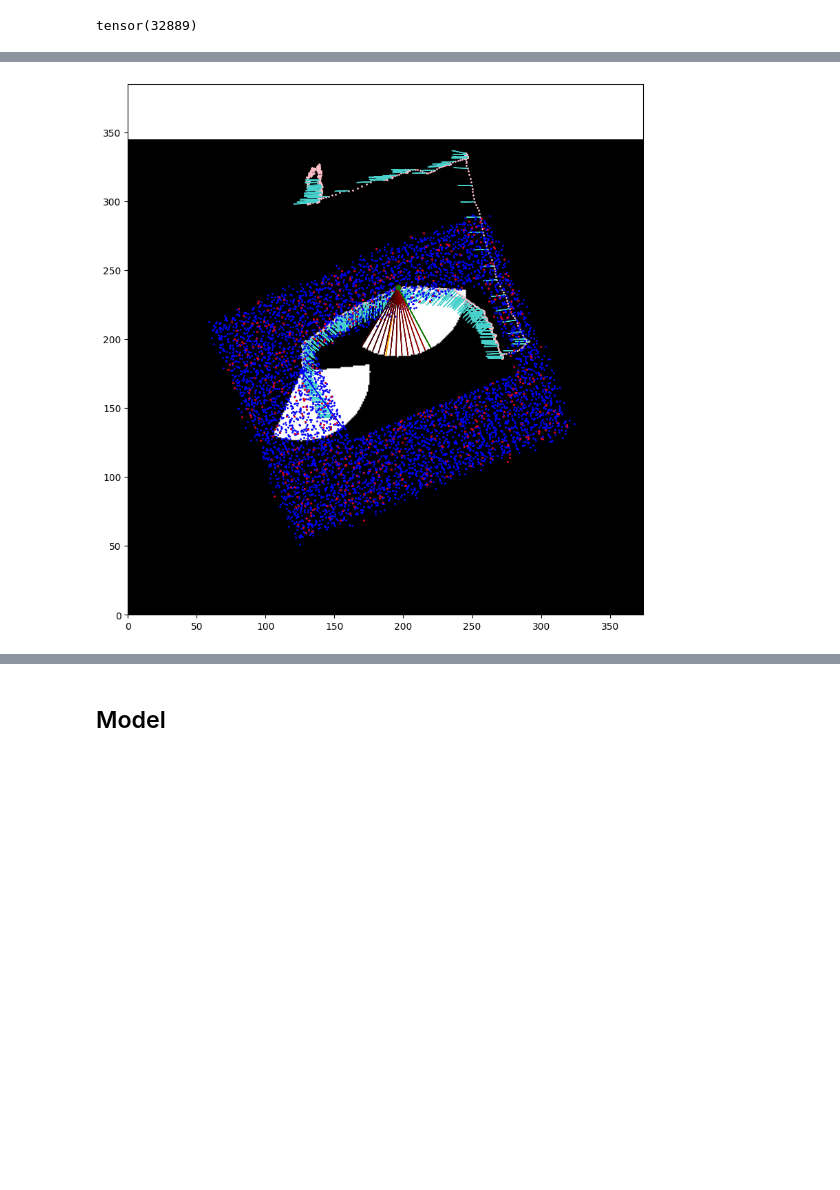
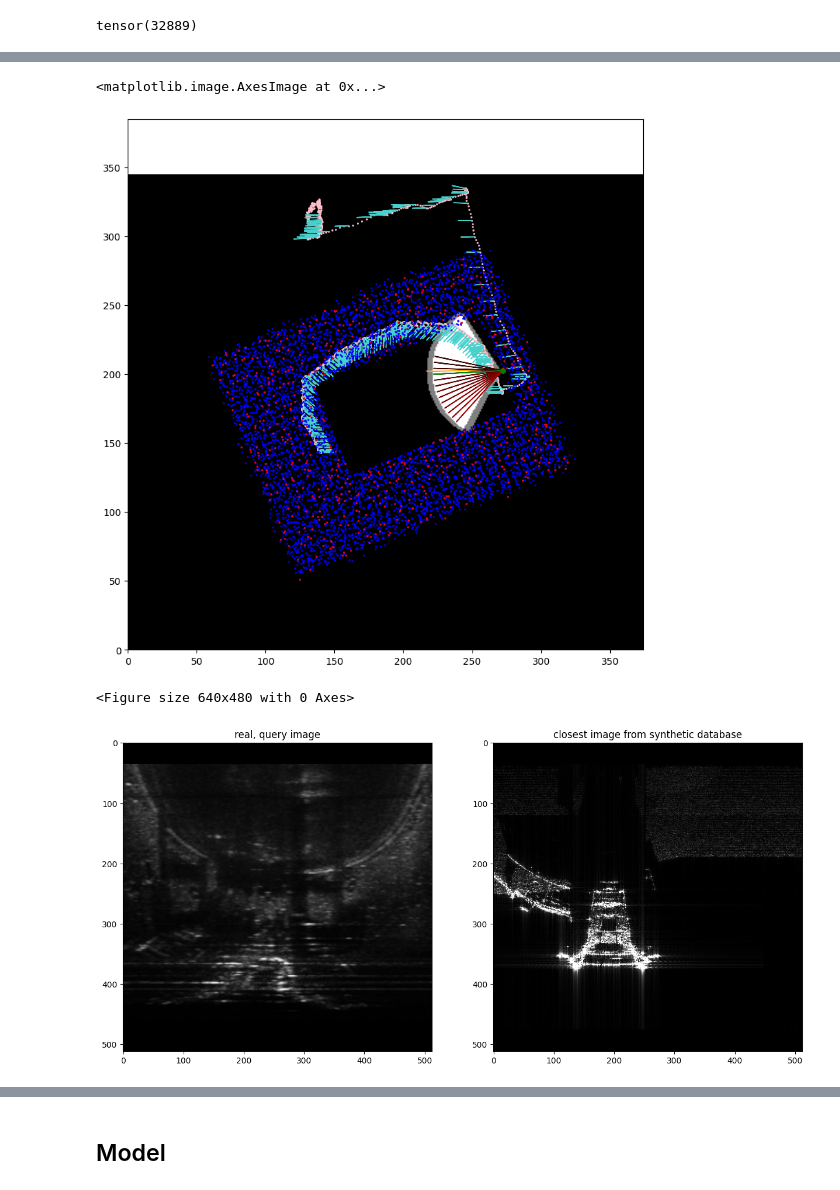
Before and after one commit to Bender97/SonarDescriptor-DF, a Jupyter notebook: SonarDescriptor_method-Copy1.ipynb, the cells around one changed output, grey strips where cells are left out. Cells and saved outputs as stored; diff of their text form; code cells hidden in the pictures; blank space fills up the shorter version.

```diff
--- a/SonarDescriptor_method-Copy1.ipynb
+++ b/SonarDescriptor_method-Copy1.ipynb
@@ -26,8 +25,8 @@ writer = SummaryWriter()
 # %% [markdown]
 ## Dataset
 # %%
-datapath  = "/home/penguin2/SonarDescriptor/training_set/flying_garage/data"
-datapath2 = "/home/penguin2/SonarDescriptor/training_set/flying_garage/data"
+datapath  = "/media/fusy/PortableSSD/SonarDescriptor/training_set/flying_garage/data"
+datapath2 = "/media/fusy/PortableSSD/SonarDescriptor/training_set/flying_garage/data"
 # %%
 class Pose:
     def __init__(self, label_path):
@@ -103,8 +102,8 @@ class SonarDescriptorRealDatasetFusy(Dataset):
 # %%
 class SonarDescriptorRealDataset(Dataset):
     def __init__(self, datapath, database4val=None):
-        self.img_source = glob.glob("/home/penguin2/SonarDescriptor/training_set/placerec_trieste/imgs/*")
-        self.img_labels = glob.glob("/home/penguin2/SonarDescriptor/training_set/placerec_trieste/newposes/*")
+        self.img_source = glob.glob("/media/fusy/PortableSSD/SonarDescriptor/training_set/placerec_trieste/imgs/*")
+        self.img_labels = glob.glob("/media/fusy/PortableSSD/SonarDescriptor/training_set/placerec_trieste/newposes/*")
 
         self.img_source.sort()
         self.img_labels.sort()
@@ -146,6 +145,8 @@ class SonarDescriptorRealDataset(Dataset):
 
         image = cv2.cvtColor(cv2.imread(img_path), cv2.COLOR_BGR2GRAY)
 
+        image = cv2.flip(image, 0) ## flip vertically
+
         pose = np.copy(self.poses[idx])
 
         image = cv2.resize(image, self.img_size)
@@ -177,11 +178,11 @@ class SonarDescriptorDatasetFull(Dataset):
             np.random.shuffle(idxs)
             idxs = idxs[:1700]
 
-            self.realimg_source = glob.glob("/home/penguin2/SonarDescriptor/training_set/placerec_trieste/imgs/*")
+            self.realimg_source = glob.glob("/media/fusy/PortableSSD/SonarDescriptor/training_set/placerec_trieste/imgs/*")
             self.realimg_source.sort()
             self.realimg_source = np.array(self.realimg_source)[idxs]
 
-            self.realimg_labels = glob.glob("/home/penguin2/SonarDescriptor/training_set/placerec_trieste/pose/*")
+            self.realimg_labels = glob.glob("/media/fusy/PortableSSD/SonarDescriptor/training_set/placerec_trieste/pose/*")
             self.realimg_labels.sort()
             self.realimg_labels = np.array(self.realimg_labels)[idxs]
 
@@ -595,7 +596,7 @@ def gtquery(td, testpose):
 
     print("shifts", shifts)
 
-    yawdiff = np.abs(shifts - yaw_deg.item())
+    yawdiff = np.abs((shifts - yaw_deg.item())% 360)
     print("closest rotation shift:", np.argmin(yawdiff), td.angles_shifts[np.argmin(yawdiff)])
     print("yawdiff", yawdiff)
     closest_index = closest_index*len(td.shifts)+np.argmin(yawdiff)
@@ -608,14 +611,10 @@ query_idx
 # %%
 start_plot()
 train_data.apply_random_rot = False
-#plot_real_poses(train_data, "pink")
 
+### plot real poses
 plt.scatter(real_data.poses[:, 0], real_data.poses[:, 1], c="pink", marker='o', linestyle='None', s =1)
 for i in range(0, 2000, 5):
-# for i in range(300, real_data.poses.shape[0], 5):
-    # q_x, q_y, q_Y, q_Y_deg = parse_real_pose3(real_data.poses[i, :])
-    # q_Y = (q_Y_deg+90)*np.pi/180
-    # q_Y %= 2*np.pi
     q_pose = real_data.poses[i]
     q_x, q_y, q_Y_deg = q_pose
     q_Y_deg = (90+q_Y_deg)%360
@@ -628,52 +627,58 @@ plot_synth_poses_val(val_data, "red")
 
 train_data.apply_random_rot = False
 
+
+#### pick a random real image
+realidx = 1062
+realidx = 1379
+realidx = 1387
 realidx = np.random.randint(len(real_data), size=1)[0]
+q_x, q_y, q_Y_deg = q_pose = real_data.poses[realidx]
 
-gt_pose_idx = gtquery(train_data, real_data.poses[realidx])
-
-
-q_pose = real_data.poses[realidx]
-q_x, q_y, q_Y_deg = q_pose
+### apply yaw transformation and draw orientation
 q_Y_deg = (90+q_Y_deg)%360
 q_Y = q_Y_deg * np.pi/180
 q_pose = np.array([q_x, q_y, q_Y_deg])
 scatter_orientation(q_x, q_y, q_Y, "orange", rad=50)
 
-### PICK AN ELEM FROM VAL SET
-#query_idx = np.random.randint(len(val_data), size=1)[0]
-val_query = val_data[query_idx][2]
+### apply yaw transformation to train data
+q_pose2 = np.array([q_x, q_y, (90-q_Y_deg)%360])
 
-x1,y1, Y1, Y1_deg = parse_pose(val_query)
-scatter_orientation(x1, y1, Y1, "blue")
-scatter_point(x1, y1, "blue")
+### query ground truth synthetic database
+gt_pose_idx = gtquery(train_data, q_pose2)
 
+### draw synthetic train set beam
 base = (gt_pose_idx//13)*13
 cont = 0.2
 for i in range(base, base+13):
-    print(train_data[i][2])
     x3,y3, Y3, Y3_deg = parse_pose(train_data[i][2])
     scatter_orientation(x3, y3, Y3, [cont, 0, 0])
     scatter_point(x3, y3, "red")
     cont += 0.035
-    print(Y3_deg)
 
-### PICK ITS CLOSEST TRAIN SET ELEM
-
-#closest_idx = val_data.closest_indices[query_idx]
+### pick closest train set data
 train_closest = train_data[gt_pose_idx][2]
 
 x2,y2, Y2, Y2_deg = parse_pose(train_closest)
 scatter_orientation(x2, y2, Y2, "green")
 scatter_point(x2, y2, "green")
 
-print("yaw difference", abs(Y2_deg-Y1_deg), "deg")
+### compute some metrics
+mask3, iou = generate_interference_mask(x2, y2, Y2, Y2_deg, q_x, q_y, q_Y, q_Y_deg) #x2, y2, Y2, Y2_deg)
+print("iou:", iou)
+print("yaw difference", abs(Y2_deg-q_Y_deg), "deg")
+print("localization error: ", np.linalg.norm(train_closest[:2]-q_pose2[:2], ord=2)/10, "meters")
 
-mask3, iou = generate_interference_mask(x1, y1, Y1, Y1_deg, x2, y2, Y2, Y2_deg)
-
-##### INTERFERENCE
-print("iou:", iou)
+#### draw interference
 plt.imshow(mask3, cmap="gray")
 
-print("localization error: ", np.linalg.norm(train_closest[:2]-val_query[:2], ord=2)/10, "meters")
+### show images
+plt.figure()
+
+f, axarr = plt.subplots(1, 2, figsize=(15, 15))
+axarr[0].set_title("real, query image")
+axarr[1].set_title("closest image from synthetic database")
+
+axarr[0].imshow(real_data[realidx][1].numpy()[0, :, :], cmap='gray')
+axarr[1].imshow(train_data[gt_pose_idx][1].numpy()[0, :, :], cmap='gray')
 # %% [output]
@@ -697 +697,4 @@ localization error:  9.272676849365235 meters
+<matplotlib.image.AxesImage at 0x...>
-[figure, old version]
+[figure, new version]
+<Figure size 640x480 with 0 Axes>
+[figure, added]
```
Also changed, not shown: parts of 6 cells of this notebook.
